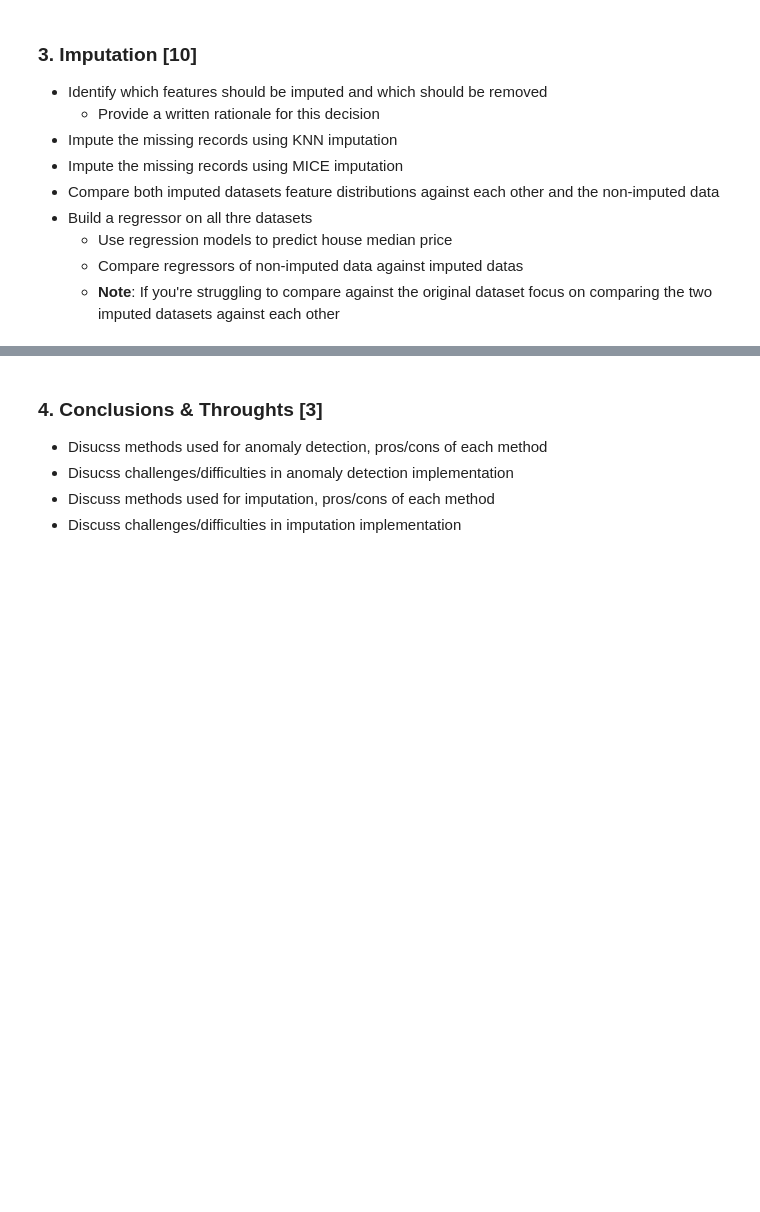
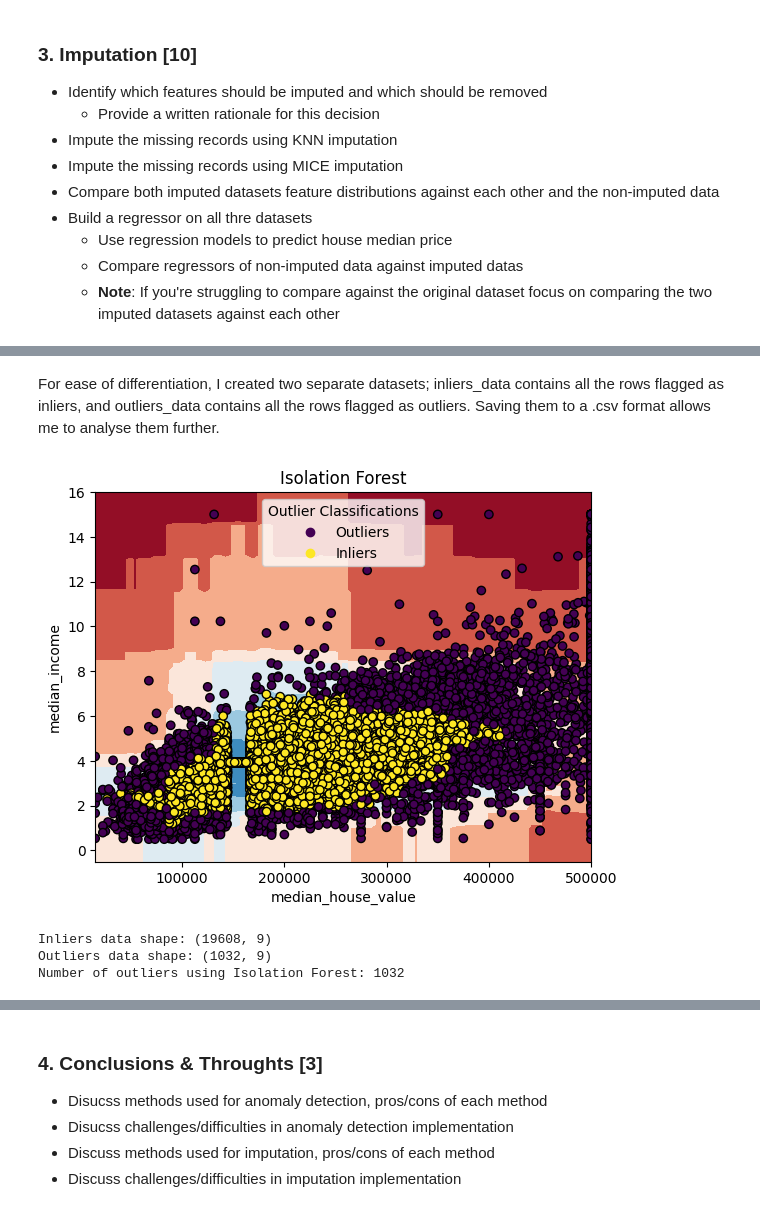
Before and after one commit to mahnoorn23/CSC2031CourseworkCode, a Jupyter notebook: Coursework/CSC3831_Final_Assessment.ipynb, the cells around one changed output, grey strips where cells are left out. Drawn from its saved outputs; the diff is of its cells as text; code cells hidden in the pictures; blank space fills up the shorter version.

```diff
--- a/Coursework/CSC3831_Final_Assessment.ipynb
+++ b/Coursework/CSC3831_Final_Assessment.ipynb
@@ -200,0 +276,66 @@ houses = pd.read_csv('https://raw.githubusercontent.com/PaoloMissier/CSC3831-202
+# %% [markdown]
+For ease of differentiation, I created two separate datasets; inliers_data contains all the rows flagged as inliers, and outliers_data contains all the rows flagged as outliers. Saving them to a .csv format allows me to analyse them further.
+# %%
+from sklearn.ensemble import IsolationForest
+from sklearn.inspection import DecisionBoundaryDisplay
+from sklearn.impute import SimpleImputer
+
+# Impute missing values using SimpleImputer
+imputer = SimpleImputer(strategy='mean')  # Can choose other strategies like 'median'
+df_orig_imputed = imputer.fit_transform(df_orig)
+
+# Convert the imputed array back to a DataFrame
+# to maintain column names and structure
+df_orig_imputed = pd.DataFrame(df_orig_imputed, columns=df_orig.columns)
+
+# Select only two features for visualization
+X_for_viz = df_orig_imputed[['median_house_value', 'median_income']]  # Choosing two features
+
+clf = IsolationForest(n_estimators=10, max_samples=100)
+y_pred = clf.fit_predict(X_for_viz) # use the imputed data
+
+disp = DecisionBoundaryDisplay.from_estimator(
+    clf,
+    X_for_viz, # use the imputed data
+    response_method="decision_function",
+    cmap=plt.cm.RdBu
+)
+scatter = disp.ax_.scatter(X_for_viz['median_house_value'], X_for_viz['median_income'], c=y_pred, edgecolor="k")
+disp.ax_.set_title("Isolation Forest")
+handles, lables  = scatter.legend_elements()
+plt.legend(handles = handles, labels = ["Outliers", "Inliers"], title="Outlier Classifications")
+plt.show()
+
+# Prepare data by removing non-numerical features
+# The SimpleImputer already handled missing values, can skip dropna() here
+numeric_data = df_orig_imputed.select_dtypes(include='number') # use the imputed data
+
+# Train Isolation Forest
+iso_forest = IsolationForest(random_state=42, contamination=0.05)
+outlier_predictions = iso_forest.fit_predict(numeric_data)
+
+# Adding the predictions to the original dataset
+houses_corrupted['Outlier'] = outlier_predictions
+
+# Create copies of the dataset
+# Inliers only
+inliers_data = houses_corrupted[houses_corrupted['Outlier'] == 1].drop(columns=['Outlier'])
+
+# Outliers only
+outliers_data = houses_corrupted[houses_corrupted['Outlier'] == -1].drop(columns=['Outlier'])
+
+# Save the inliers and outliers as separate datasets
+inliers_data.to_csv("houses_inliers.csv", index=False)
+outliers_data.to_csv("houses_outliers.csv", index=False)
+
+# Confirm datasets
+print(f"Inliers data shape: {inliers_data.shape}")
+print(f"Outliers data shape: {outliers_data.shape}")
+# -1 indicates outliers
+data_outliers_algo = numeric_data[outlier_predictions == -1]
+print(f"Number of outliers using Isolation Forest: {data_outliers_algo.shape[0]}")
+# %% [output]
+[figure, added]
+Inliers data shape: (19608, 9)
+Outliers data shape: (1032, 9)
+Number of outliers using Isolation Forest: 1032
```
Also changed, not shown: parts of 17 cells of this notebook.
